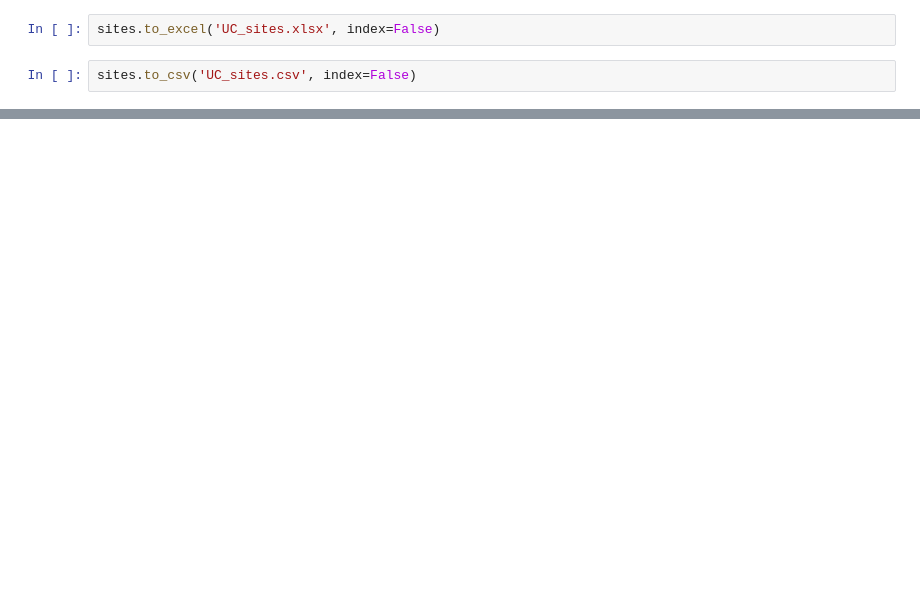
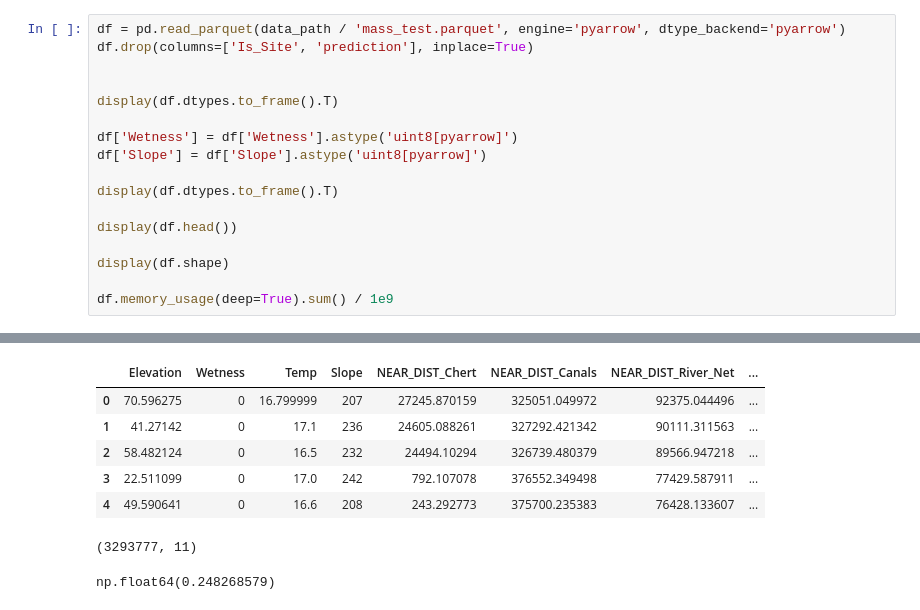
Before and after one commit to BU-Spark/ds-ciss-predicting-dig-sites, a Jupyter notebook: analysis/analysis.ipynb, the cells around one changed output, grey strips where cells are left out. Cells and saved outputs as stored; diff of their text form; blank space fills up the shorter version.

```diff
--- a/analysis/analysis.ipynb
+++ b/analysis/analysis.ipynb
@@ -87,4 +14,18 @@ sites
-# %%
-sites.to_excel('UC_sites.xlsx', index=False)
-# %%
-sites.to_csv('UC_sites.csv', index=False)
+# %%
+df = pd.read_parquet(data_path / 'mass_test.parquet', engine='pyarrow', dtype_backend='pyarrow')
+df.drop(columns=['Is_Site', 'prediction'], inplace=True)
+
+
+display(df.dtypes.to_frame().T)
+
+df['Wetness'] = df['Wetness'].astype('uint8[pyarrow]')
+df['Slope'] = df['Slope'].astype('uint8[pyarrow]')
+
+display(df.dtypes.to_frame().T)
+
+display(df.head())
+
+display(df.shape)
+
+df.memory_usage(deep=True).sum() / 1e9
+# %% [output]
@@ -90,0 +36,8 @@ sites.to_csv('UC_sites.csv', index=False)
+|  | Elevation | Wetness | Temp | Slope | NEAR_DIST_Chert | NEAR_DIST_Canals | NEAR_DIST_River_Net | ... |
+| 0 | 70.596275 | 0 | 16.799999 | 207 | 27245.870159 | 325051.049972 | 92375.044496 | ... |
+| 1 | 41.27142 | 0 | 17.1 | 236 | 24605.088261 | 327292.421342 | 90111.311563 | ... |
+| 2 | 58.482124 | 0 | 16.5 | 232 | 24494.10294 | 326739.480379 | 89566.947218 | ... |
+| 3 | 22.511099 | 0 | 17.0 | 242 | 792.107078 | 376552.349498 | 77429.587911 | ... |
+| 4 | 49.590641 | 0 | 16.6 | 208 | 243.292773 | 375700.235383 | 76428.133607 | ... |
+(3293777, 11)
+np.float64(0.248268579)
```
Also changed, not shown: parts of 9 cells of this notebook, 4 other files.
